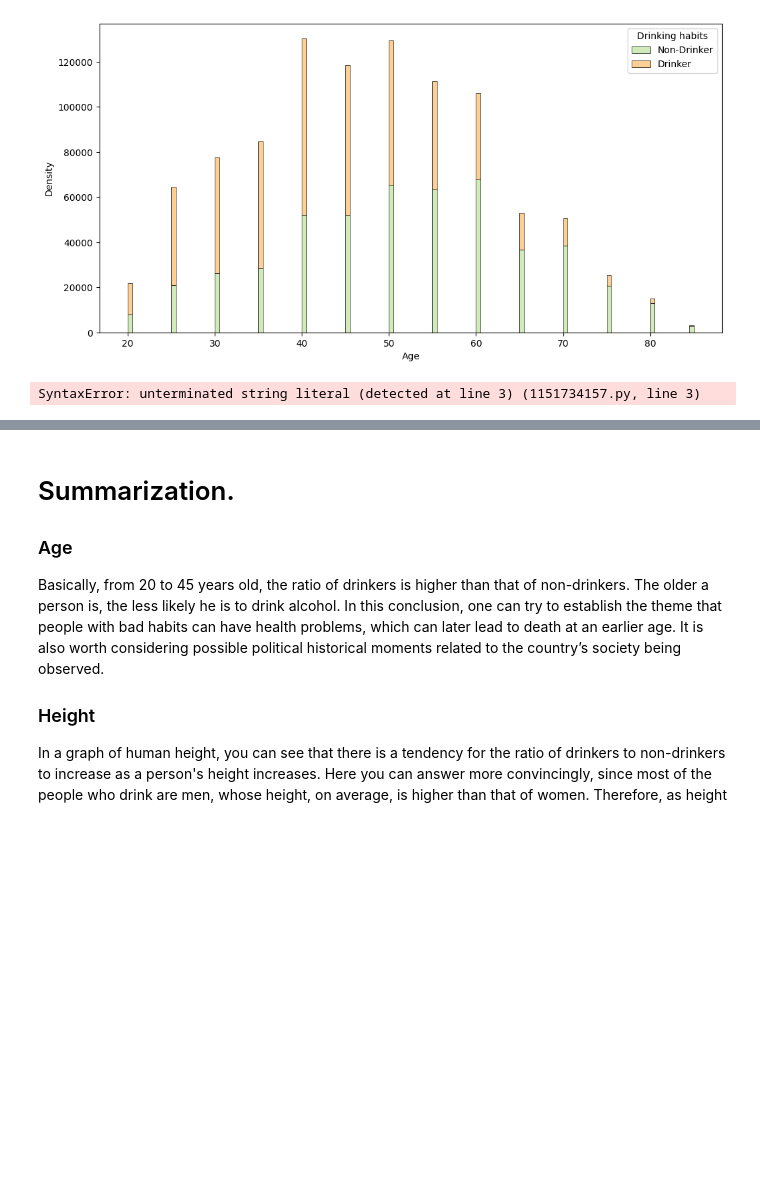
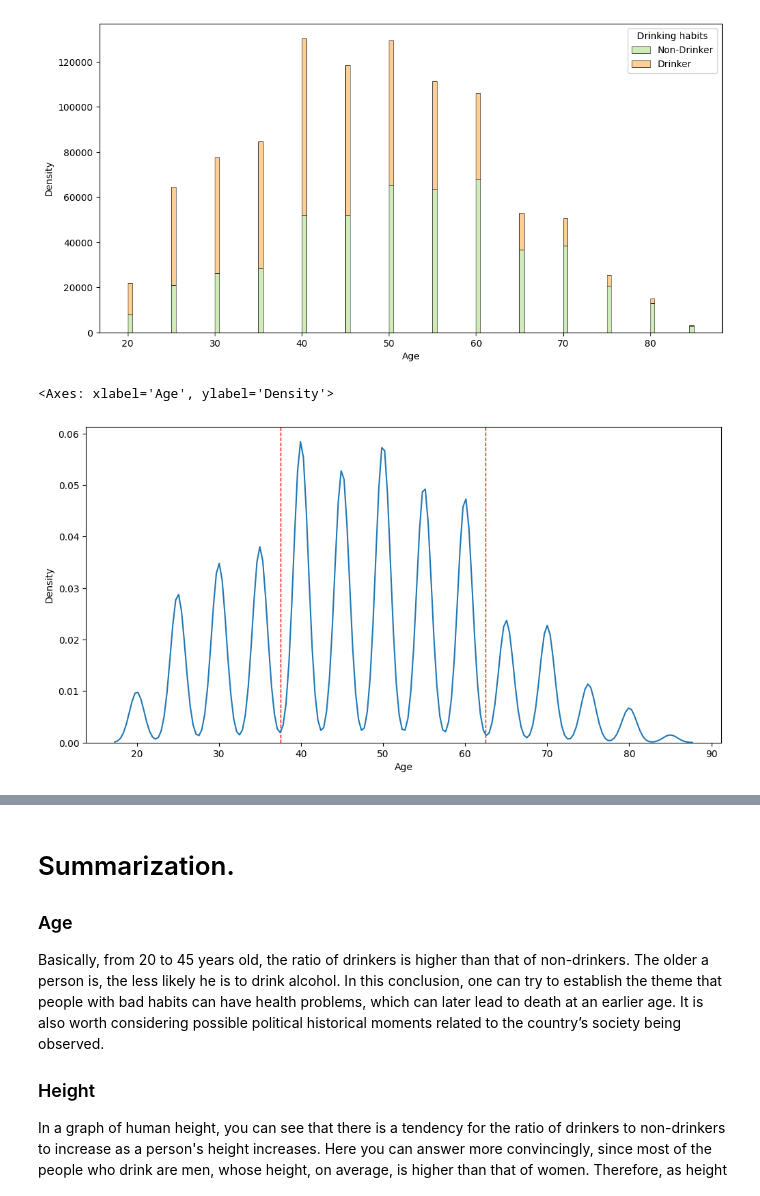
Before and after one commit to chuvalniy/mlops-practices, a Jupyter notebook: notebooks/2-0-detailed-target-exploration.ipynb, the cells around one changed output, grey strips where cells are left out. Saved outputs shown, nothing was run; the diff lists cells and outputs as text; code cells hidden in the pictures; blank space fills up the shorter version.

```diff
--- a/notebooks/2-0-detailed-target-exploration.ipynb
+++ b/notebooks/2-0-detailed-target-exploration.ipynb
@@ -59,14 +59,15 @@ plt.show()
 # %%
 plt.figure(figsize=(12,6))
 plt.xlabel("Age")
-plt.ylabel("Density )
+plt.ylabel("Density")
 
 plt.axvline(x= 37.5, linewidth=1, color='r', linestyle='--', ymin=0, ymax=1)
 plt.axvline(x= 62.5, linewidth=1, color='r', linestyle='--', ymin=0, ymax=1)
 
 sns.kdeplot(df['age'])
 # %% [output]
-SyntaxError: unterminated string literal (detected at line 3) (1151734157.py, line 3)
+<Axes: xlabel='Age', ylabel='Density'>
+[figure, added]
 # %%
 plt.figure(figsize=(12,6))
 sns.histplot(data=df, x='height', palette='Spectral', hue='DRK_YN', multiple='stack')
```
Also changed, not shown: parts of 4 cells of this notebook.
